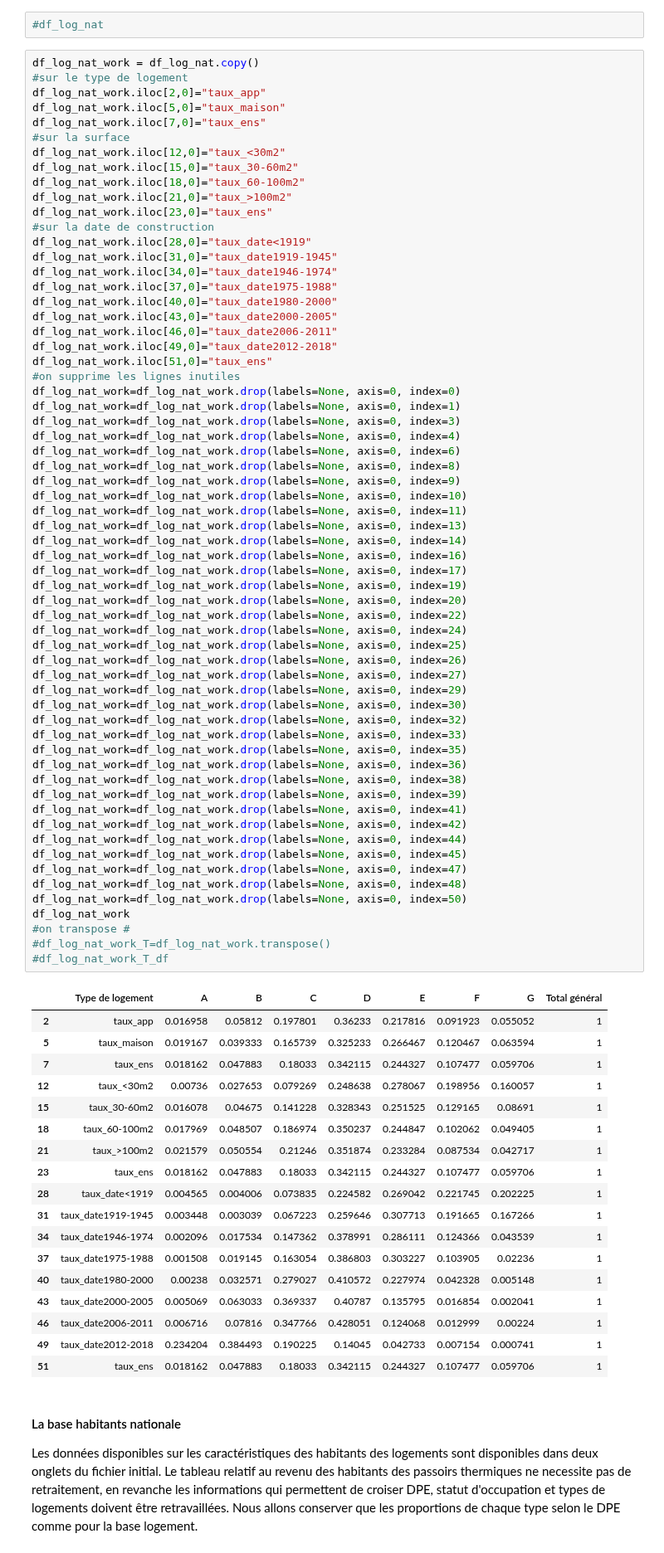
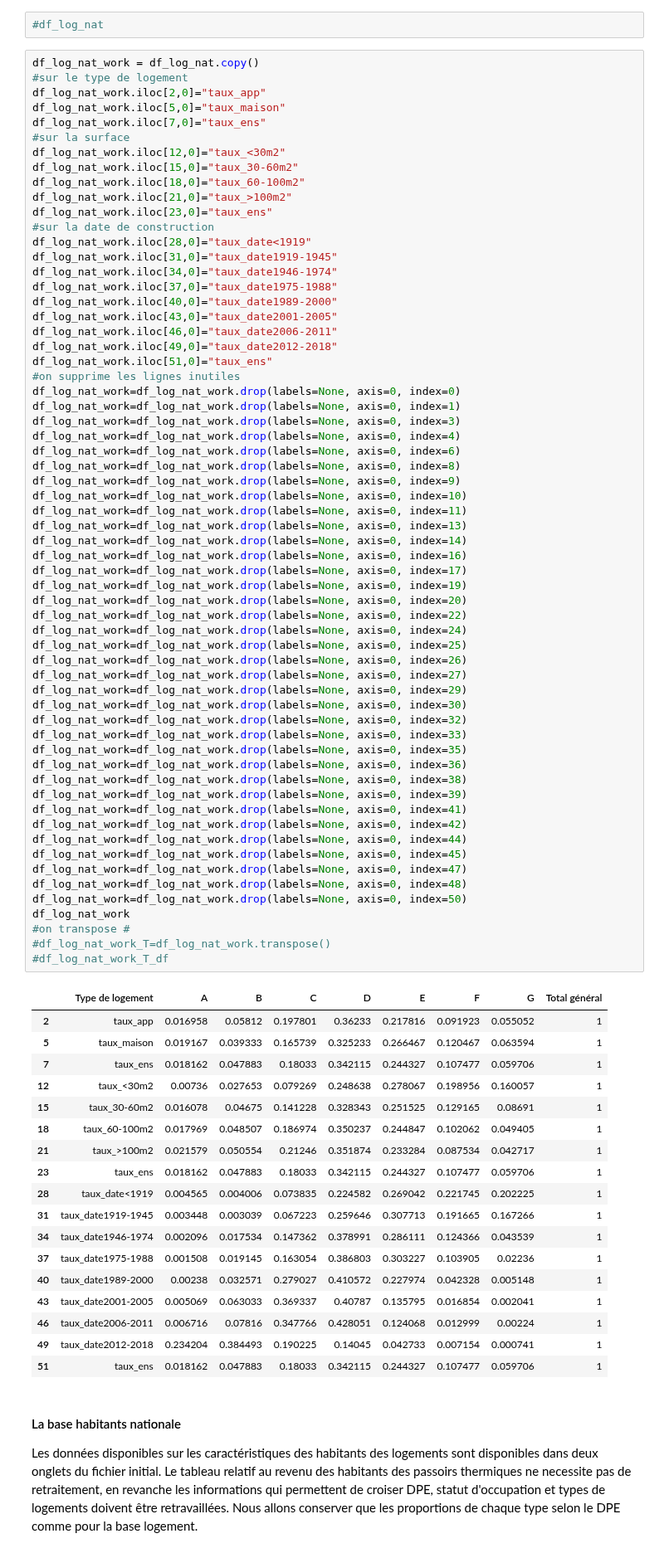
Before and after one commit to f-b-l/python2A, a Jupyter notebook: Master Notebook.ipynb, the cells around one changed output. Shown at 83% size. Drawn from its saved outputs; the diff is of its cells as text.

```diff
--- a/Master Notebook.ipynb
+++ b/Master Notebook.ipynb
@@ -427,8 +495,8 @@ df_log_nat_work.iloc[28,0]="taux_date<1919"
 df_log_nat_work.iloc[31,0]="taux_date1919-1945"
 df_log_nat_work.iloc[34,0]="taux_date1946-1974"
 df_log_nat_work.iloc[37,0]="taux_date1975-1988"
-df_log_nat_work.iloc[40,0]="taux_date1980-2000"
-df_log_nat_work.iloc[43,0]="taux_date2000-2005"
+df_log_nat_work.iloc[40,0]="taux_date1989-2000"
+df_log_nat_work.iloc[43,0]="taux_date2001-2005"
 df_log_nat_work.iloc[46,0]="taux_date2006-2011"
 df_log_nat_work.iloc[49,0]="taux_date2012-2018"
 df_log_nat_work.iloc[51,0]="taux_ens"
@@ -459,35 +527,35 @@ df_log_nat_work=df_log_nat_work.drop(labels=None, axis=0, index=32)
 df_log_nat_work=df_log_nat_work.drop(labels=None, axis=0, index=33)
 df_log_nat_work=df_log_nat_work.drop(labels=None, axis=0, index=35)
 df_log_nat_work=df_log_nat_work.drop(labels=None, axis=0, index=36)
 df_log_nat_work=df_log_nat_work.drop(labels=None, axis=0, index=38)
 df_log_nat_work=df_log_nat_work.drop(labels=None, axis=0, index=39)
 df_log_nat_work=df_log_nat_work.drop(labels=None, axis=0, index=41)
 df_log_nat_work=df_log_nat_work.drop(labels=None, axis=0, index=42)
 df_log_nat_work=df_log_nat_work.drop(labels=None, axis=0, index=44)
 df_log_nat_work=df_log_nat_work.drop(labels=None, axis=0, index=45)
 df_log_nat_work=df_log_nat_work.drop(labels=None, axis=0, index=47)
 df_log_nat_work=df_log_nat_work.drop(labels=None, axis=0, index=48)
 df_log_nat_work=df_log_nat_work.drop(labels=None, axis=0, index=50)
 df_log_nat_work
 #on transpose #
 #df_log_nat_work_T=df_log_nat_work.transpose()
 #df_log_nat_work_T_df
 # %% [output]
 |  | Type de logement | A | B | C | D | E | F | G | Total général |
 | 2 | taux_app | 0.016958 | 0.05812 | 0.197801 | 0.36233 | 0.217816 | 0.091923 | 0.055052 | 1 |
 | 5 | taux_maison | 0.019167 | 0.039333 | 0.165739 | 0.325233 | 0.266467 | 0.120467 | 0.063594 | 1 |
 | 7 | taux_ens | 0.018162 | 0.047883 | 0.18033 | 0.342115 | 0.244327 | 0.107477 | 0.059706 | 1 |
 | 12 | taux_<30m2 | 0.00736 | 0.027653 | 0.079269 | 0.248638 | 0.278067 | 0.198956 | 0.160057 | 1 |
 | 15 | taux_30-60m2 | 0.016078 | 0.04675 | 0.141228 | 0.328343 | 0.251525 | 0.129165 | 0.08691 | 1 |
 | 18 | taux_60-100m2 | 0.017969 | 0.048507 | 0.186974 | 0.350237 | 0.244847 | 0.102062 | 0.049405 | 1 |
 | 21 | taux_>100m2 | 0.021579 | 0.050554 | 0.21246 | 0.351874 | 0.233284 | 0.087534 | 0.042717 | 1 |
 | 23 | taux_ens | 0.018162 | 0.047883 | 0.18033 | 0.342115 | 0.244327 | 0.107477 | 0.059706 | 1 |
 | 28 | taux_date<1919 | 0.004565 | 0.004006 | 0.073835 | 0.224582 | 0.269042 | 0.221745 | 0.202225 | 1 |
 | 31 | taux_date1919-1945 | 0.003448 | 0.003039 | 0.067223 | 0.259646 | 0.307713 | 0.191665 | 0.167266 | 1 |
 | 34 | taux_date1946-1974 | 0.002096 | 0.017534 | 0.147362 | 0.378991 | 0.286111 | 0.124366 | 0.043539 | 1 |
 | 37 | taux_date1975-1988 | 0.001508 | 0.019145 | 0.163054 | 0.386803 | 0.303227 | 0.103905 | 0.02236 | 1 |
-| 40 | taux_date1980-2000 | 0.00238 | 0.032571 | 0.279027 | 0.410572 | 0.227974 | 0.042328 | 0.005148 | 1 |
-| 43 | taux_date2000-2005 | 0.005069 | 0.063033 | 0.369337 | 0.40787 | 0.135795 | 0.016854 | 0.002041 | 1 |
+| 40 | taux_date1989-2000 | 0.00238 | 0.032571 | 0.279027 | 0.410572 | 0.227974 | 0.042328 | 0.005148 | 1 |
+| 43 | taux_date2001-2005 | 0.005069 | 0.063033 | 0.369337 | 0.40787 | 0.135795 | 0.016854 | 0.002041 | 1 |
 | 46 | taux_date2006-2011 | 0.006716 | 0.07816 | 0.347766 | 0.428051 | 0.124068 | 0.012999 | 0.00224 | 1 |
 | 49 | taux_date2012-2018 | 0.234204 | 0.384493 | 0.190225 | 0.14045 | 0.042733 | 0.007154 | 0.000741 | 1 |
 | 51 | taux_ens | 0.018162 | 0.047883 | 0.18033 | 0.342115 | 0.244327 | 0.107477 | 0.059706 | 1 |
```
Also changed, not shown: parts of 17 cells of this notebook.
